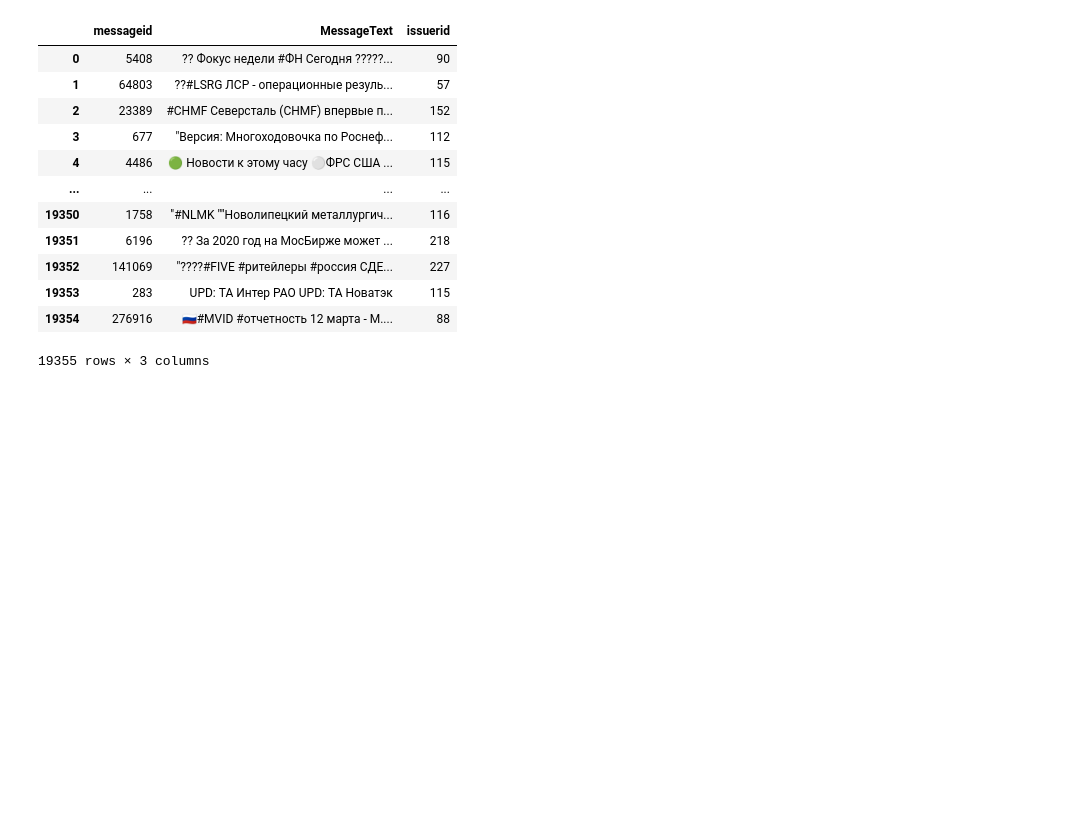
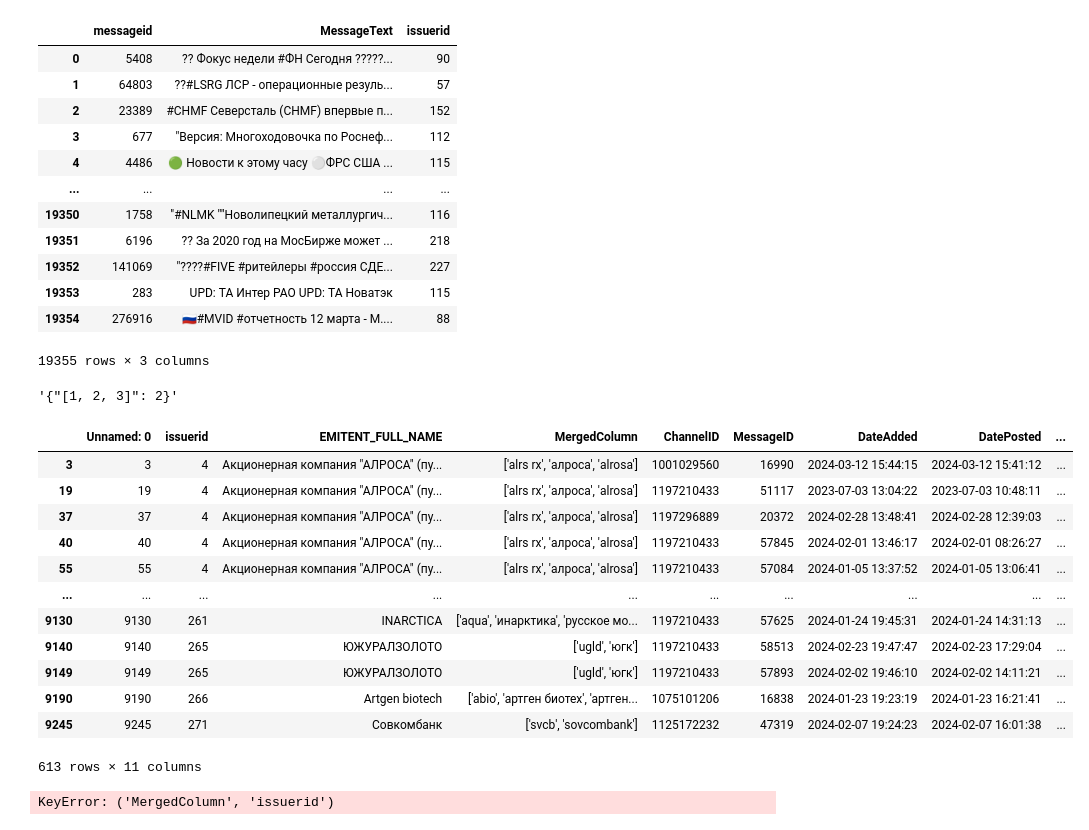
Before and after one commit to RekziP/Gagarin-hakaton, a Jupyter notebook: Alexey/first check.ipynb, the cells around one changed output. Drawn from its saved outputs; the diff is of its cells as text; code cells hidden in the pictures; blank space fills up the shorter version.

```diff
--- a/Alexey/first check.ipynb
+++ b/Alexey/first check.ipynb
@@ -229,0 +232,5 @@ templates
+# %%
+a = json.dumps({'[1, 2, 3]': 2})
+a
+# %% [output]
+'{"[1, 2, 3]": 2}'
@@ -229,0 +240,22 @@ templates
+# %%
+df = pd.read_excel('../data/merged_dataframes.xlsx')
+# %%
+df[df["IsForward"] == True]
+# %% [output]
+|  | Unnamed: 0 | issuerid | EMITENT_FULL_NAME | MergedColumn | ChannelID | MessageID | DateAdded | DatePosted | ... |
+| 3 | 3 | 4 | Акционерная компания "АЛРОСА" (пу... | ['alrs rx', 'алроса', 'alrosa'] | 1001029560 | 16990 | 2024-03-12 15:44:15 | 2024-03-12 15:41:12 | ... |
+| 19 | 19 | 4 | Акционерная компания "АЛРОСА" (пу... | ['alrs rx', 'алроса', 'alrosa'] | 1197210433 | 51117 | 2023-07-03 13:04:22 | 2023-07-03 10:48:11 | ... |
+| 37 | 37 | 4 | Акционерная компания "АЛРОСА" (пу... | ['alrs rx', 'алроса', 'alrosa'] | 1197296889 | 20372 | 2024-02-28 13:48:41 | 2024-02-28 12:39:03 | ... |
+| 40 | 40 | 4 | Акционерная компания "АЛРОСА" (пу... | ['alrs rx', 'алроса', 'alrosa'] | 1197210433 | 57845 | 2024-02-01 13:46:17 | 2024-02-01 08:26:27 | ... |
+| 55 | 55 | 4 | Акционерная компания "АЛРОСА" (пу... | ['alrs rx', 'алроса', 'alrosa'] | 1197210433 | 57084 | 2024-01-05 13:37:52 | 2024-01-05 13:06:41 | ... |
+| ... | ... | ... | ... | ... | ... | ... | ... | ... | ... |
+| 9130 | 9130 | 261 | INARCTICA | ['aqua', 'инарктика', 'русское мо... | 1197210433 | 57625 | 2024-01-24 19:45:31 | 2024-01-24 14:31:13 | ... |
+| 9140 | 9140 | 265 | ЮЖУРАЛЗОЛОТО | ['ugld', 'югк'] | 1197210433 | 58513 | 2024-02-23 19:47:47 | 2024-02-23 17:29:04 | ... |
+| 9149 | 9149 | 265 | ЮЖУРАЛЗОЛОТО | ['ugld', 'югк'] | 1197210433 | 57893 | 2024-02-02 19:46:10 | 2024-02-02 14:11:21 | ... |
+| 9190 | 9190 | 266 | Artgen biotech | ['abio', 'артген биотех', 'артген... | 1075101206 | 16838 | 2024-01-23 19:23:19 | 2024-01-23 16:21:41 | ... |
+| 9245 | 9245 | 271 | Совкомбанк | ['svcb', 'sovcombank'] | 1125172232 | 47319 | 2024-02-07 19:24:23 | 2024-02-07 16:01:38 | ... |
+613 rows × 11 columns
+# %%
+pd.unique(df["MergedColumn", "issuerid"])
+# %% [output]
+KeyError: ('MergedColumn', 'issuerid')
```
Also changed, not shown: parts of 6 cells of this notebook, 4 other files.
